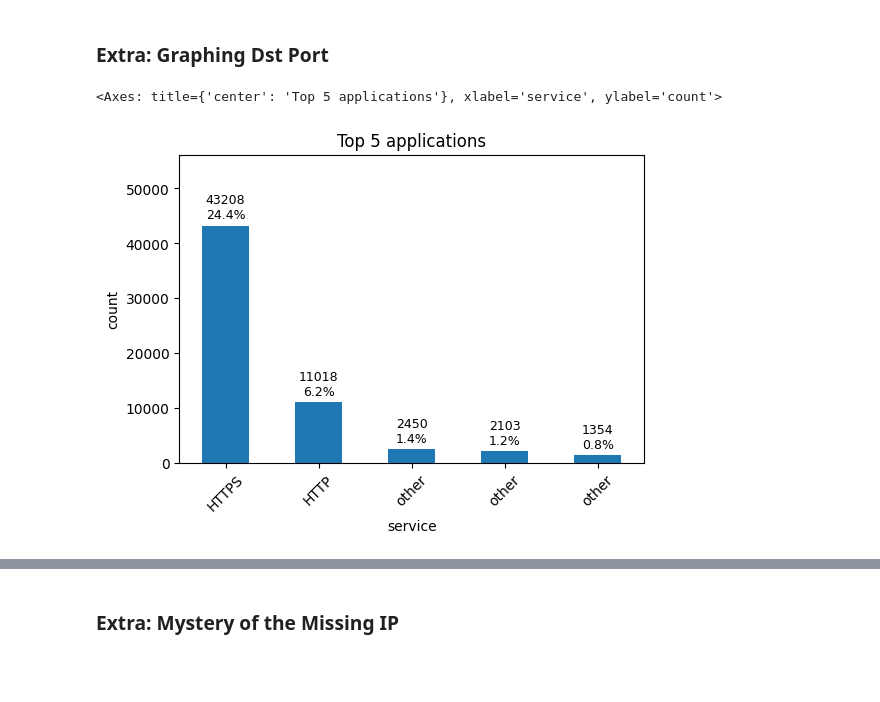
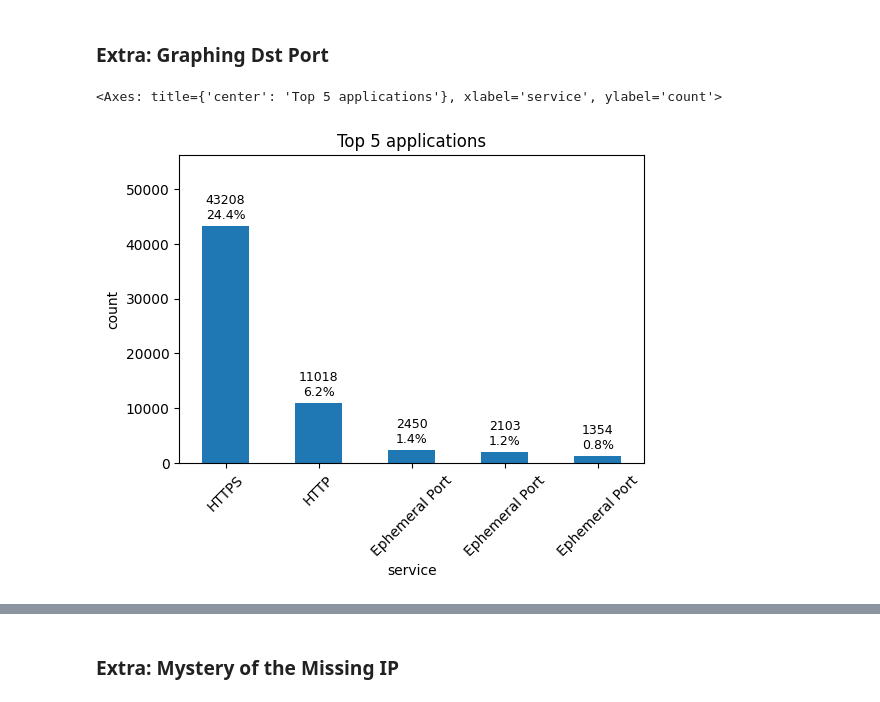
Before and after one commit to KyeYongChoo/SC2008-Computer-Networks-Lab-4, a Jupyter notebook: SCSA_ChooKyeYong.ipynb, the cells around one changed output, grey strips where cells are left out. Saved outputs shown, nothing was run; the diff lists cells and outputs as text; code cells hidden in the pictures; blank space fills up the shorter version.

```diff
--- a/SCSA_ChooKyeYong.ipynb
+++ b/SCSA_ChooKyeYong.ipynb
@@ -317,7 +326,7 @@ draw_1_var_bar_chart("tcp6_udp17", top_protocol, aggregated= True, count_col= "c
 # %%
 port_number_df = df_data_2["dst_port"].value_counts().reset_index()
 port_number_df.index += 1
-port_number_df["service"] = pd.to_numeric(port_number_df["dst_port"], errors="raise").map(PORT_APP_MAP).fillna("other")
+port_number_df["service"] = pd.to_numeric(port_number_df["dst_port"], errors="raise").map(PORT_APP_MAP).fillna("Ephemeral Port")
 display(port_number_df.head())
 # %% [output]
 |  | dst_port | count | service |
@@ -331,5 +337,0 @@ display(port_number_df.head())
-# %%
-port_number_df = df_data_2["src_port"].value_counts().reset_index()
-port_number_df.index += 1
-port_number_df["service"] = pd.to_numeric(port_number_df["src_port"], errors="raise").map(PORT_APP_MAP).fillna("other")
-draw_1_var_bar_chart("service", df=port_number_df, title = "Top 5 applications", aggregated= True, count_col= "count")
@@ -339,10 +338,7 @@ draw_1_var_bar_chart("service", df=port_number_df, title = "Top 5 applications",
 # %% [markdown]
 ### Extra: Graphing Dst Port
 # %%
-port_number_df = df_data_2["dst_port"].value_counts().reset_index()
-port_number_df.index += 1
-port_number_df["service"] = pd.to_numeric(port_number_df["dst_port"], errors="raise").map(PORT_APP_MAP).fillna("other")
 draw_1_var_bar_chart("service", df=port_number_df, title = "Top 5 applications", aggregated= True, count_col= "count")
 # %% [output]
 <Axes: title={'center': 'Top 5 applications'}, xlabel='service', ylabel='count'>
-[figure, old version]
+[figure, new version]
```
Also changed, not shown: parts of 12 cells of this notebook.
